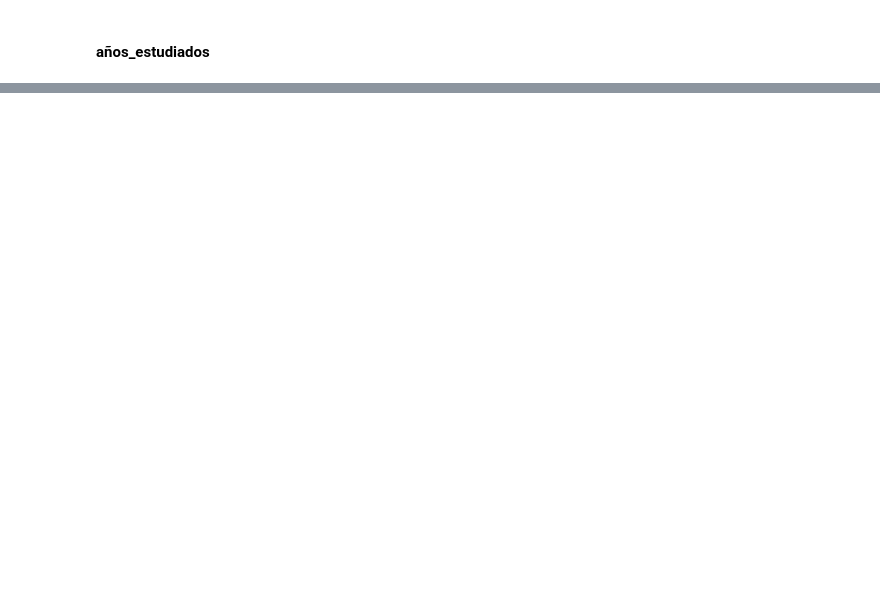
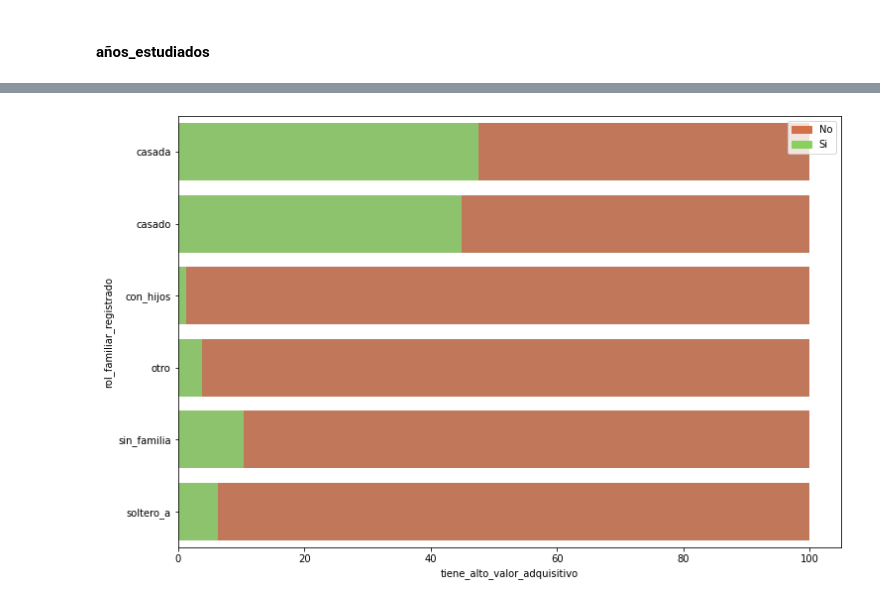
Before and after one commit to SantiValdezUlzurrun/TP-2021-1C-Organizacion-de-datos, a Jupyter notebook: TP.ipynb, the cells around one changed output, grey strips where cells are left out. Saved outputs shown, nothing was run; the diff lists cells and outputs as text; code cells hidden in the pictures; blank space fills up the shorter version.

```diff
--- a/TP.ipynb
+++ b/TP.ipynb
@@ -322,0 +524,27 @@ import seaborn as snsdf_tiene_categoria_de_trabajo['categoria_de_trabajo'].value
+# %%
+plt.figure(figsize=(12, 8))
+total = df.groupby('rol_familiar_registrado')['tiene_alto_valor_adquisitivo'].sum().reset_index()
+alto_valor = df[df.tiene_alto_valor_adquisitivo == 1].groupby('rol_familiar_registrado')['tiene_alto_valor_adquisitivo'].sum().reset_index()
+
+
+a = df[df.tiene_alto_valor_adquisitivo == 1].groupby('rol_familiar_registrado')['tiene_alto_valor_adquisitivo'].sum().reset_index()['tiene_alto_valor_adquisitivo'].tolist()
+b = df.groupby('rol_familiar_registrado')['anios_estudiados'].apply(lambda x: len(x)).tolist()
+
+alto_valor['tiene_alto_valor_adquisitivo'] = [i / j * 100 for i,j in zip(a, b)]
+
+total['tiene_alto_valor_adquisitivo'] = [i / j * 100 for i,j in zip(total['tiene_alto_valor_adquisitivo'], total['tiene_alto_valor_adquisitivo'])]
+
+bar1 = sns.barplot(x="tiene_alto_valor_adquisitivo",  y="rol_familiar_registrado", data=total, color='#D17049')
+
+
+bar2 = sns.barplot(x="tiene_alto_valor_adquisitivo", y="rol_familiar_registrado", data=alto_valor, color='#89D15E')
+
+# add legend
+top_bar = mpatches.Patch(color='#D17049', label='No')
+bottom_bar = mpatches.Patch(color='#89D15E', label='Si')
+#plt.legend(handles=[top_bar, bottom_bar])
+plt.legend(handles=[top_bar, bottom_bar])
+# show the graph
+plt.show()
+# %% [output]
+[figure, added]
```
Also changed, not shown: parts of 35 cells of this notebook, 1 other file.
